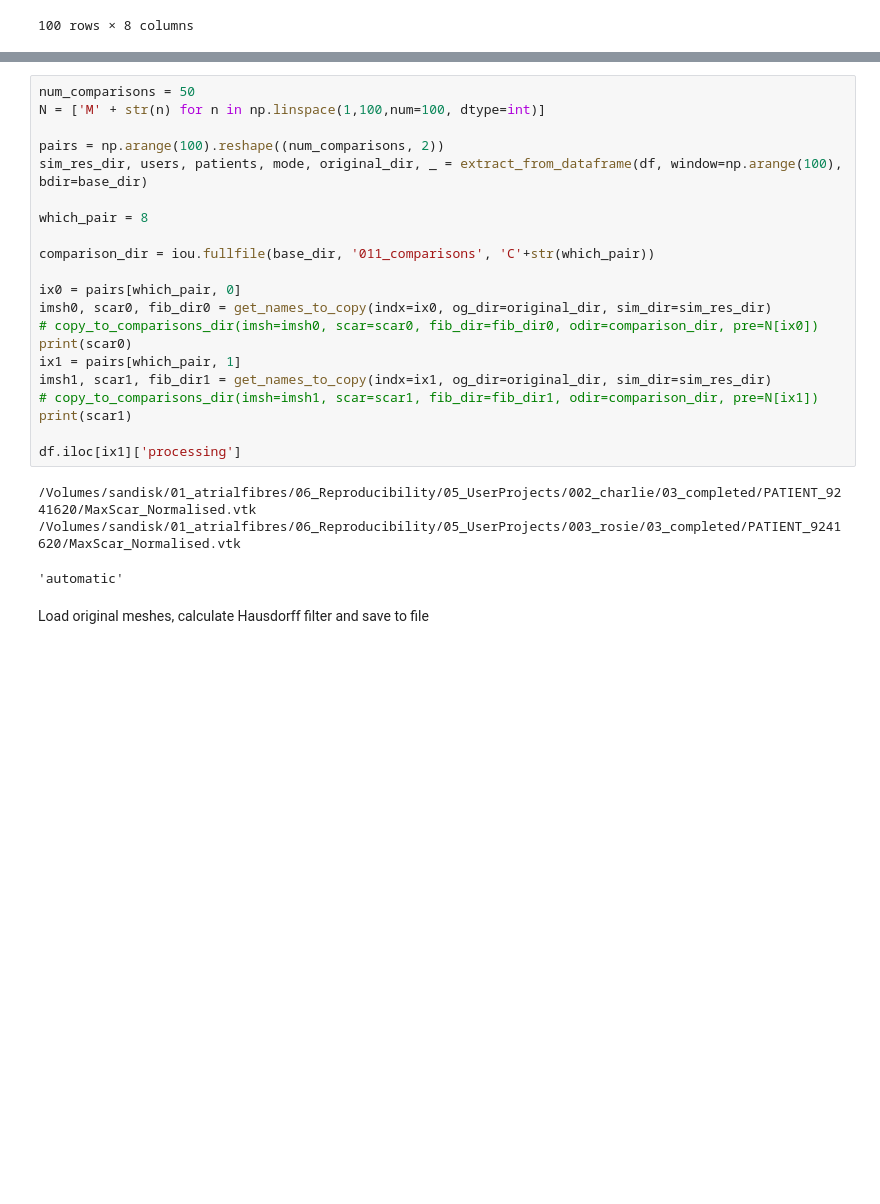
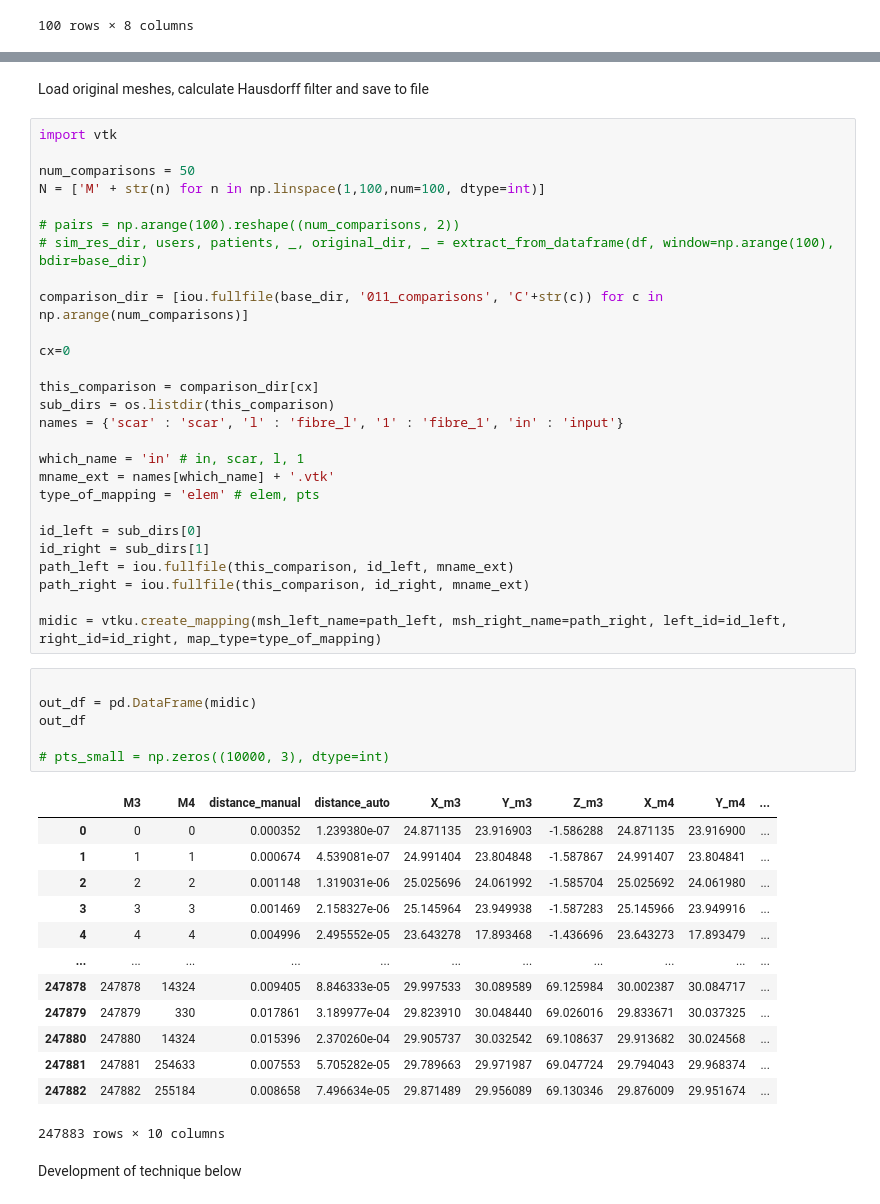
Before and after one commit to alonsoJASL/imatools, a Jupyter notebook: ipynb/get_closest_point_mapping.ipynb, the cells around one changed output, grey strips where cells are left out. Drawn from its saved outputs; the diff is of its cells as text; blank space fills up the shorter version.

Commit message:
various:mapping_pts_elems

```diff
--- a/ipynb/get_closest_point_mapping.ipynb
+++ b/ipynb/get_closest_point_mapping.ipynb
@@ -172,30 +158,54 @@ df_comparisons
-# %%
-num_comparisons = 50
-N = ['M' + str(n) for n in np.linspace(1,100,num=100, dtype=int)]
-
-pairs = np.arange(100).reshape((num_comparisons, 2))
-sim_res_dir, users, patients, mode, original_dir, _ = extract_from_dataframe(df, window=np.arange(100), bdir=base_dir)
-
-which_pair = 8
-
-comparison_dir = iou.fullfile(base_dir, '011_comparisons', 'C'+str(which_pair))
-
-ix0 = pairs[which_pair, 0]
-imsh0, scar0, fib_dir0 = get_names_to_copy(indx=ix0, og_dir=original_dir, sim_dir=sim_res_dir)
-# copy_to_comparisons_dir(imsh=imsh0, scar=scar0, fib_dir=fib_dir0, odir=comparison_dir, pre=N[ix0])
-print(scar0)
-ix1 = pairs[which_pair, 1]
-imsh1, scar1, fib_dir1 = get_names_to_copy(indx=ix1, og_dir=original_dir, sim_dir=sim_res_dir)
-# copy_to_comparisons_dir(imsh=imsh1, scar=scar1, fib_dir=fib_dir1, odir=comparison_dir, pre=N[ix1])
-print(scar1)
-
-df.iloc[ix1]['processing']
-# %% [output]
-/Volumes/sandisk/01_atrialfibres/06_Reproducibility/05_UserProjects/002_charlie/03_completed/PATIENT_9241620/MaxScar_Normalised.vtk
-/Volumes/sandisk/01_atrialfibres/06_Reproducibility/05_UserProjects/003_rosie/03_completed/PATIENT_9241620/MaxScar_Normalised.vtk
-'automatic'
 # %% [markdown]
 Load original meshes, calculate Hausdorff filter and save to file
+# %%
+import vtk
+
+num_comparisons = 50
+N = ['M' + str(n) for n in np.linspace(1,100,num=100, dtype=int)]
+
+# pairs = np.arange(100).reshape((num_comparisons, 2))
+# sim_res_dir, users, patients, _, original_dir, _ = extract_from_dataframe(df, window=np.arange(100), bdir=base_dir)
+
+comparison_dir = [iou.fullfile(base_dir, '011_comparisons', 'C'+str(c)) for c in np.arange(num_comparisons)]
+
+cx=0
+
+this_comparison = comparison_dir[cx]
+sub_dirs = os.listdir(this_comparison)
+names = {'scar' : 'scar', 'l' : 'fibre_l', '1' : 'fibre_1', 'in' : 'input'}
+
+which_name = 'in' # in, scar, l, 1
+mname_ext = names[which_name] + '.vtk'
+type_of_mapping = 'elem' # elem, pts
+
+id_left = sub_dirs[0]
+id_right = sub_dirs[1]
+path_left = iou.fullfile(this_comparison, id_left, mname_ext)
+path_right = iou.fullfile(this_comparison, id_right, mname_ext)
+
+midic = vtku.create_mapping(msh_left_name=path_left, msh_right_name=path_right, left_id=id_left, right_id=id_right, map_type=type_of_mapping)
+# %%
+
+out_df = pd.DataFrame(midic)
+out_df
+
+# pts_small = np.zeros((10000, 3), dtype=int)
+# %% [output]
+|  | M3 | M4 | distance_manual | distance_auto | X_m3 | Y_m3 | Z_m3 | X_m4 | Y_m4 | ... |
+| 0 | 0 | 0 | 0.000352 | 1.239380e-07 | 24.871135 | 23.916903 | -1.586288 | 24.871135 | 23.916900 | ... |
+| 1 | 1 | 1 | 0.000674 | 4.539081e-07 | 24.991404 | 23.804848 | -1.587867 | 24.991407 | 23.804841 | ... |
+| 2 | 2 | 2 | 0.001148 | 1.319031e-06 | 25.025696 | 24.061992 | -1.585704 | 25.025692 | 24.061980 | ... |
+| 3 | 3 | 3 | 0.001469 | 2.158327e-06 | 25.145964 | 23.949938 | -1.587283 | 25.145966 | 23.949916 | ... |
+| 4 | 4 | 4 | 0.004996 | 2.495552e-05 | 23.643278 | 17.893468 | -1.436696 | 23.643273 | 17.893479 | ... |
+| ... | ... | ... | ... | ... | ... | ... | ... | ... | ... | ... |
+| 247878 | 247878 | 14324 | 0.009405 | 8.846333e-05 | 29.997533 | 30.089589 | 69.125984 | 30.002387 | 30.084717 | ... |
+| 247879 | 247879 | 330 | 0.017861 | 3.189977e-04 | 29.823910 | 30.048440 | 69.026016 | 29.833671 | 30.037325 | ... |
+| 247880 | 247880 | 14324 | 0.015396 | 2.370260e-04 | 29.905737 | 30.032542 | 69.108637 | 29.913682 | 30.024568 | ... |
+| 247881 | 247881 | 254633 | 0.007553 | 5.705282e-05 | 29.789663 | 29.971987 | 69.047724 | 29.794043 | 29.968374 | ... |
+| 247882 | 247882 | 255184 | 0.008658 | 7.496634e-05 | 29.871489 | 29.956089 | 69.130346 | 29.876009 | 29.951674 | ... |
+247883 rows × 10 columns
+# %% [markdown]
+Development of technique below
 # %%
 import vtk
 
```
Also changed, not shown: parts of 4 cells of this notebook, 3 other files.
